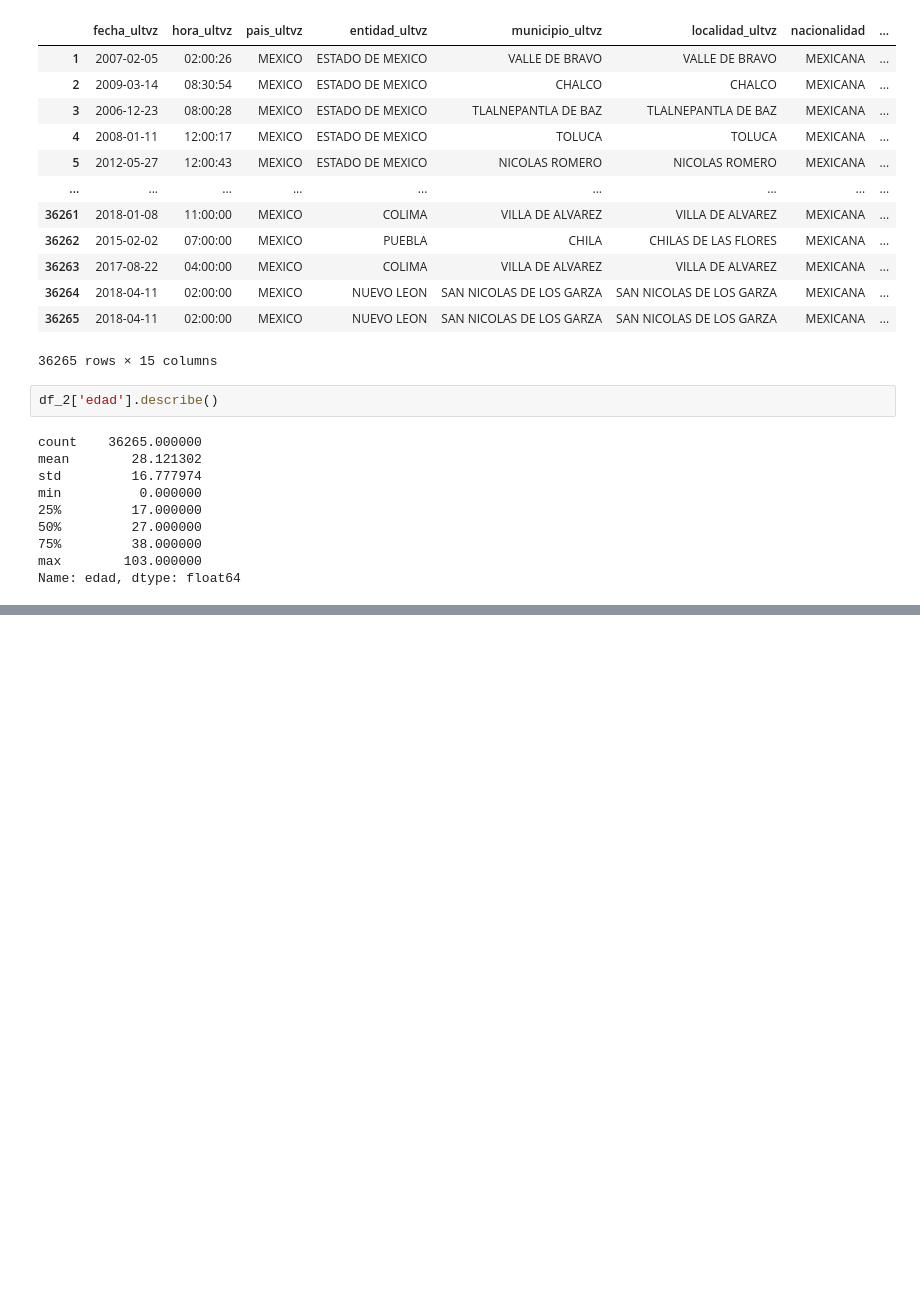
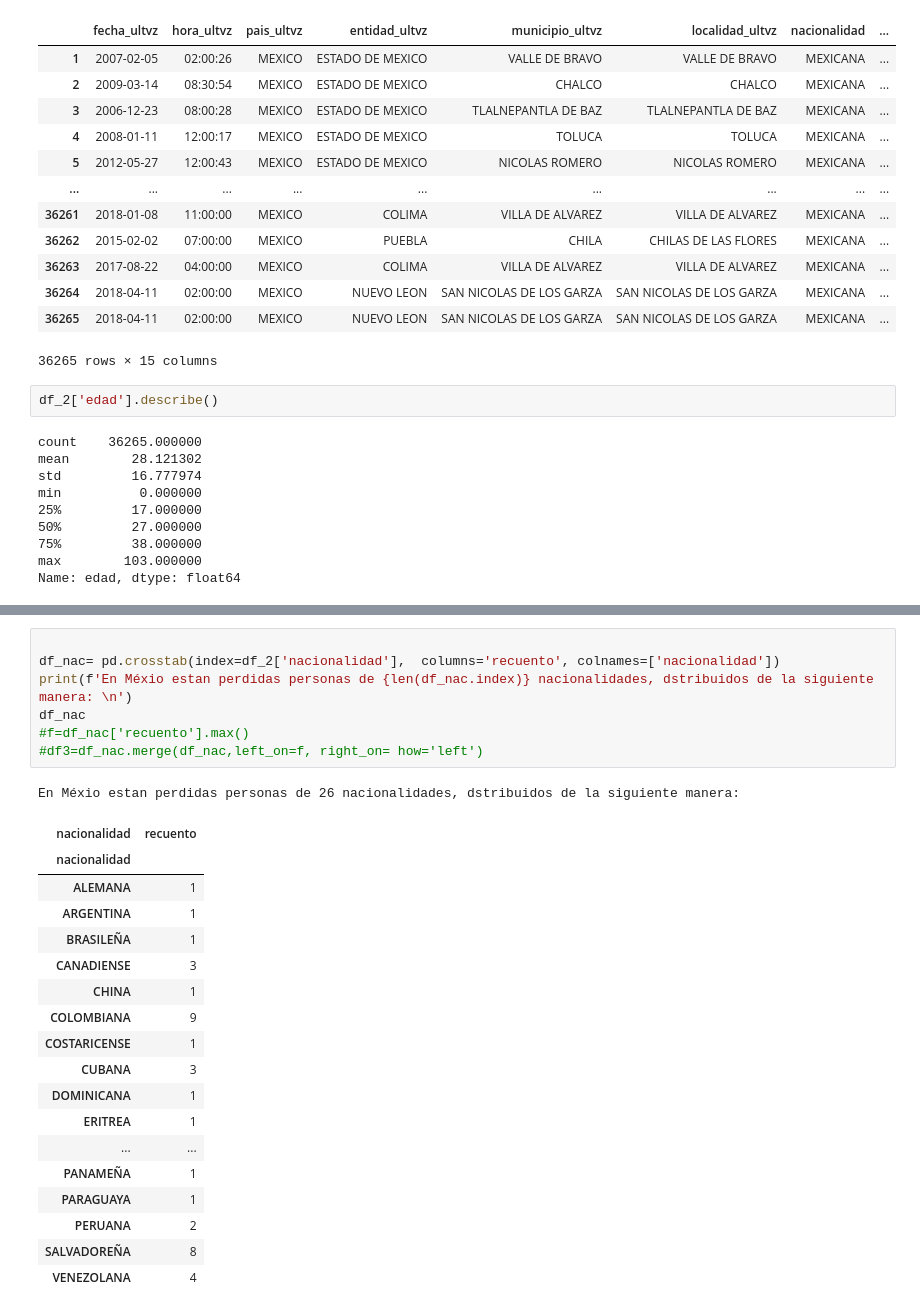
Before and after one commit to MinervaNunez/Proyecto-de-Python-BEDU, a Jupyter notebook: Proyecto_final_E8.ipynb, the cells around one changed output, grey strips where cells are left out. Cells and saved outputs as stored; diff of their text form; blank space fills up the shorter version.

```diff
--- a/Proyecto_final_E8.ipynb
+++ b/Proyecto_final_E8.ipynb
@@ -289,0 +320,27 @@ df_freq_estados
+# %%
+
+df_nac= pd.crosstab(index=df_2['nacionalidad'],  columns='recuento', colnames=['nacionalidad'])
+print(f'En Méxio estan perdidas personas de {len(df_nac.index)} nacionalidades, dstribuidos de la siguiente manera: \n')
+df_nac
+#f=df_nac['recuento'].max()
+#df3=df_nac.merge(df_nac,left_on=f, right_on= how='left')
+# %% [output]
+En Méxio estan perdidas personas de 26 nacionalidades, dstribuidos de la siguiente manera:
+| nacionalidad | recuento |
+| nacionalidad |  |
+| ALEMANA | 1 |
+| ARGENTINA | 1 |
+| BRASILEÑA | 1 |
+| CANADIENSE | 3 |
+| CHINA | 1 |
+| COLOMBIANA | 9 |
+| COSTARICENSE | 1 |
+| CUBANA | 3 |
+| DOMINICANA | 1 |
+| ERITREA | 1 |
+| ... | ... |
+| PANAMEÑA | 1 |
+| PARAGUAYA | 1 |
+| PERUANA | 2 |
+| SALVADOREÑA | 8 |
+| VENEZOLANA | 4 |
```
Also changed, not shown: parts of 16 cells of this notebook.
